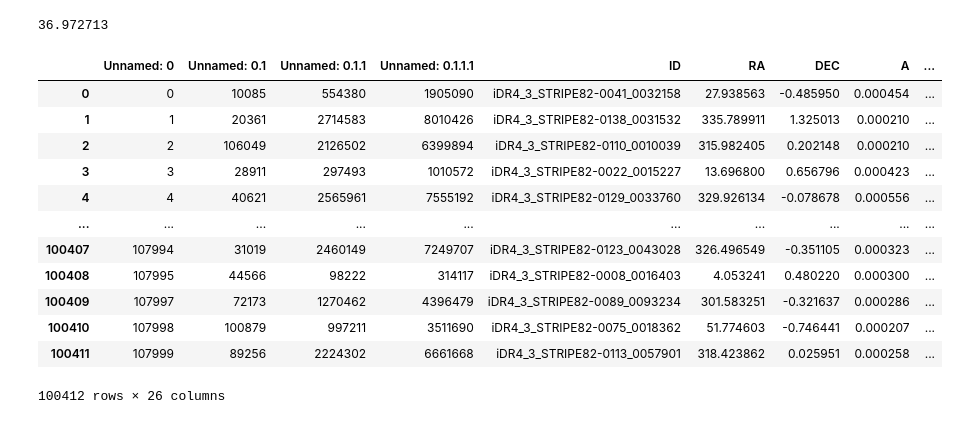
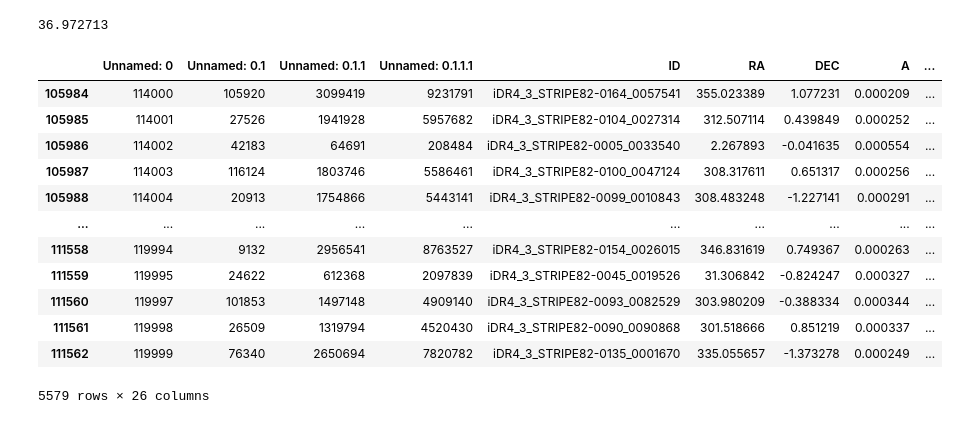
Before and after one commit to gabjp/LTS2.0-data, a Jupyter notebook: data/unl/clear_data.ipynb, the cells around one changed output. Saved outputs shown, nothing was run; the diff lists cells and outputs as text; code cells hidden in the pictures.

```diff
--- a/data/unl/clear_data.ipynb
+++ b/data/unl/clear_data.ipynb
@@ -161,18 +181,18 @@ smn = pd.concat([train,test,val])
 smn.to_csv("unl_small_noise.csv")
 # %%
 smn = pd.read_csv("unl_small_noise.csv")
-smn[smn.split =="train"]
+smn[smn.split =="val"]
 # %% [output]
 |  | Unnamed: 0 | Unnamed: 0.1 | Unnamed: 0.1.1 | Unnamed: 0.1.1.1 | ID | RA | DEC | A | ... |
-| 0 | 0 | 10085 | 554380 | 1905090 | iDR4_3_STRIPE82-0041_0032158 | 27.938563 | -0.485950 | 0.000454 | ... |
-| 1 | 1 | 20361 | 2714583 | 8010426 | iDR4_3_STRIPE82-0138_0031532 | 335.789911 | 1.325013 | 0.000210 | ... |
-| 2 | 2 | 106049 | 2126502 | 6399894 | iDR4_3_STRIPE82-0110_0010039 | 315.982405 | 0.202148 | 0.000210 | ... |
-| 3 | 3 | 28911 | 297493 | 1010572 | iDR4_3_STRIPE82-0022_0015227 | 13.696800 | 0.656796 | 0.000423 | ... |
-| 4 | 4 | 40621 | 2565961 | 7555192 | iDR4_3_STRIPE82-0129_0033760 | 329.926134 | -0.078678 | 0.000556 | ... |
+| 105984 | 114000 | 105920 | 3099419 | 9231791 | iDR4_3_STRIPE82-0164_0057541 | 355.023389 | 1.077231 | 0.000209 | ... |
+| 105985 | 114001 | 27526 | 1941928 | 5957682 | iDR4_3_STRIPE82-0104_0027314 | 312.507114 | 0.439849 | 0.000252 | ... |
+| 105986 | 114002 | 42183 | 64691 | 208484 | iDR4_3_STRIPE82-0005_0033540 | 2.267893 | -0.041635 | 0.000554 | ... |
+| 105987 | 114003 | 116124 | 1803746 | 5586461 | iDR4_3_STRIPE82-0100_0047124 | 308.317611 | 0.651317 | 0.000256 | ... |
+| 105988 | 114004 | 20913 | 1754866 | 5443141 | iDR4_3_STRIPE82-0099_0010843 | 308.483248 | -1.227141 | 0.000291 | ... |
 | ... | ... | ... | ... | ... | ... | ... | ... | ... | ... |
-| 100407 | 107994 | 31019 | 2460149 | 7249707 | iDR4_3_STRIPE82-0123_0043028 | 326.496549 | -0.351105 | 0.000323 | ... |
-| 100408 | 107995 | 44566 | 98222 | 314117 | iDR4_3_STRIPE82-0008_0016403 | 4.053241 | 0.480220 | 0.000300 | ... |
-| 100409 | 107997 | 72173 | 1270462 | 4396479 | iDR4_3_STRIPE82-0089_0093234 | 301.583251 | -0.321637 | 0.000286 | ... |
-| 100410 | 107998 | 100879 | 997211 | 3511690 | iDR4_3_STRIPE82-0075_0018362 | 51.774603 | -0.746441 | 0.000207 | ... |
-| 100411 | 107999 | 89256 | 2224302 | 6661668 | iDR4_3_STRIPE82-0113_0057901 | 318.423862 | 0.025951 | 0.000258 | ... |
+| 111558 | 119994 | 9132 | 2956541 | 8763527 | iDR4_3_STRIPE82-0154_0026015 | 346.831619 | 0.749367 | 0.000263 | ... |
+| 111559 | 119995 | 24622 | 612368 | 2097839 | iDR4_3_STRIPE82-0045_0019526 | 31.306842 | -0.824247 | 0.000327 | ... |
+| 111560 | 119997 | 101853 | 1497148 | 4909140 | iDR4_3_STRIPE82-0093_0082529 | 303.980209 | -0.388334 | 0.000344 | ... |
+| 111561 | 119998 | 26509 | 1319794 | 4520430 | iDR4_3_STRIPE82-0090_0090868 | 301.518666 | 0.851219 | 0.000337 | ... |
+| 111562 | 119999 | 76340 | 2650694 | 7820782 | iDR4_3_STRIPE82-0135_0001670 | 335.055657 | -1.373278 | 0.000249 | ... |
-100412 rows × 26 columns
+5579 rows × 26 columns
```
Also changed, not shown: parts of 5 cells of this notebook.
